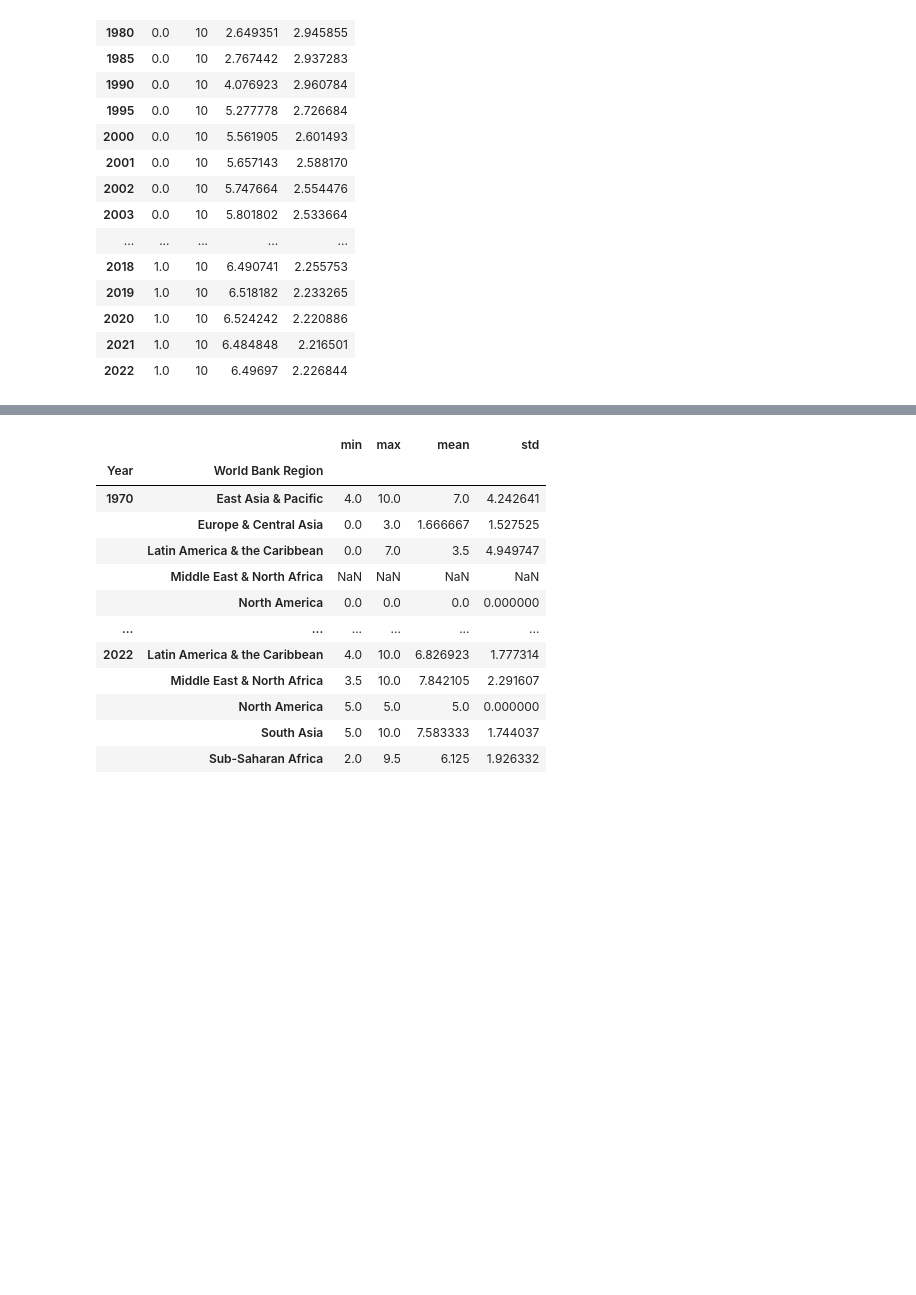
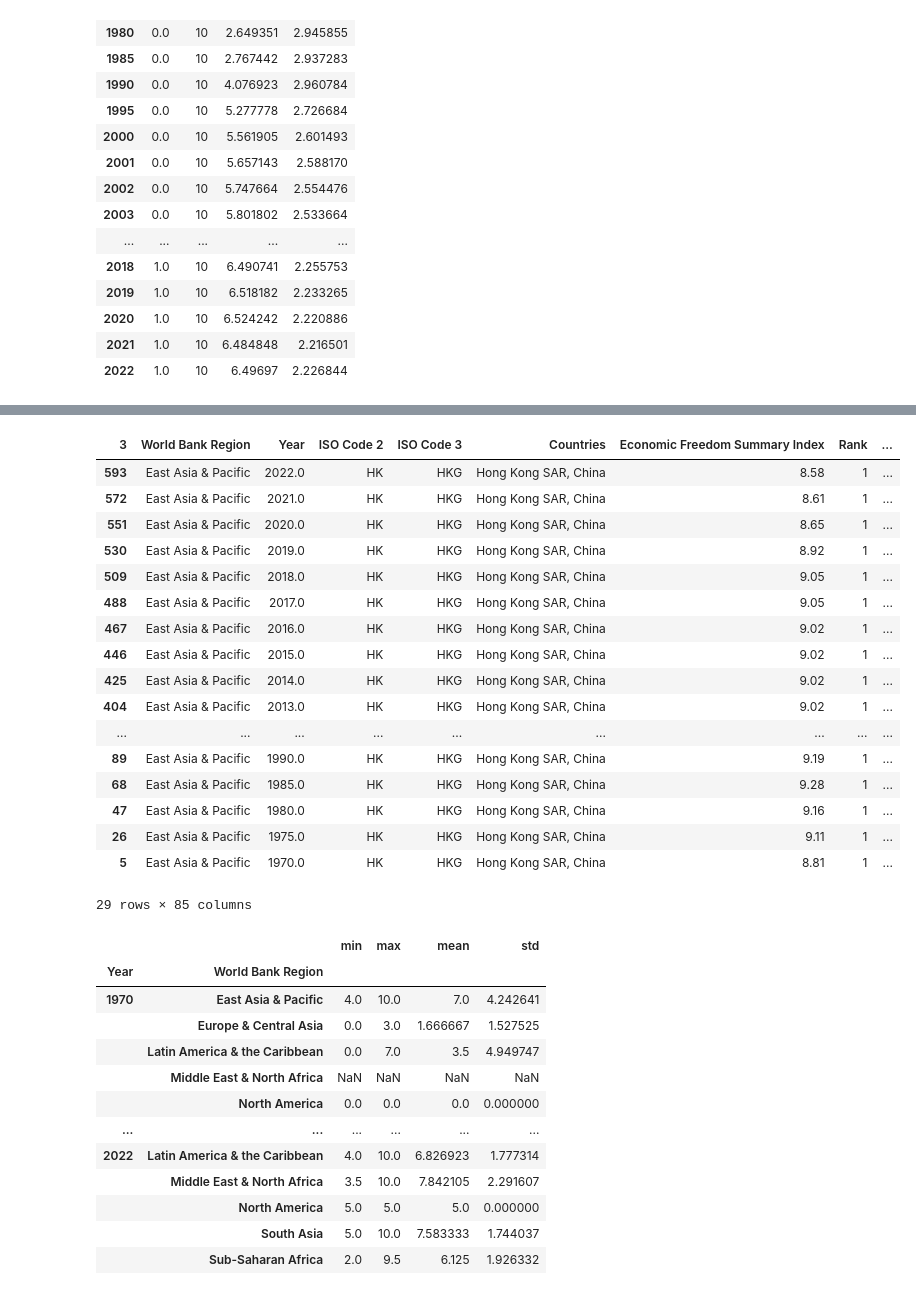
Before and after one commit to rblcoder/Analyzing-open-data, a Jupyter notebook: economicfreedom.ipynb, the cells around one changed output, grey strips where cells are left out. Cells and saved outputs as stored; diff of their text form; code cells hidden in the pictures; blank space fills up the shorter version.

```diff
--- a/economicfreedom.ipynb
+++ b/economicfreedom.ipynb
@@ -238,3 +246,24 @@ IndexError: Too many levels: Index has only 1 level, not 4
+# %%
+efw_data_2024.loc[efw_data_2024['Rank']==1].sort_values('Year', ascending=False)
+# %% [output]
+| 3 | World Bank Region | Year | ISO Code 2 | ISO Code 3 | Countries | Economic Freedom Summary Index | Rank | ... |
+| 593 | East Asia & Pacific | 2022.0 | HK | HKG | Hong Kong SAR, China | 8.58 | 1 | ... |
+| 572 | East Asia & Pacific | 2021.0 | HK | HKG | Hong Kong SAR, China | 8.61 | 1 | ... |
+| 551 | East Asia & Pacific | 2020.0 | HK | HKG | Hong Kong SAR, China | 8.65 | 1 | ... |
+| 530 | East Asia & Pacific | 2019.0 | HK | HKG | Hong Kong SAR, China | 8.92 | 1 | ... |
+| 509 | East Asia & Pacific | 2018.0 | HK | HKG | Hong Kong SAR, China | 9.05 | 1 | ... |
+| 488 | East Asia & Pacific | 2017.0 | HK | HKG | Hong Kong SAR, China | 9.05 | 1 | ... |
+| 467 | East Asia & Pacific | 2016.0 | HK | HKG | Hong Kong SAR, China | 9.02 | 1 | ... |
+| 446 | East Asia & Pacific | 2015.0 | HK | HKG | Hong Kong SAR, China | 9.02 | 1 | ... |
+| 425 | East Asia & Pacific | 2014.0 | HK | HKG | Hong Kong SAR, China | 9.02 | 1 | ... |
+| 404 | East Asia & Pacific | 2013.0 | HK | HKG | Hong Kong SAR, China | 9.02 | 1 | ... |
+| ... | ... | ... | ... | ... | ... | ... | ... | ... |
+| 89 | East Asia & Pacific | 1990.0 | HK | HKG | Hong Kong SAR, China | 9.19 | 1 | ... |
+| 68 | East Asia & Pacific | 1985.0 | HK | HKG | Hong Kong SAR, China | 9.28 | 1 | ... |
+| 47 | East Asia & Pacific | 1980.0 | HK | HKG | Hong Kong SAR, China | 9.16 | 1 | ... |
+| 26 | East Asia & Pacific | 1975.0 | HK | HKG | Hong Kong SAR, China | 9.11 | 1 | ... |
+| 5 | East Asia & Pacific | 1970.0 | HK | HKG | Hong Kong SAR, China | 8.81 | 1 | ... |
+29 rows × 85 columns
 # %%
 efw_data_2024.groupby(['Year', 'World Bank Region'])['Top marginal tax rate'].agg(['min', 'max', 'mean', 'std'])
 # %% [output]
```
Also changed, not shown: parts of 3 cells of this notebook.
